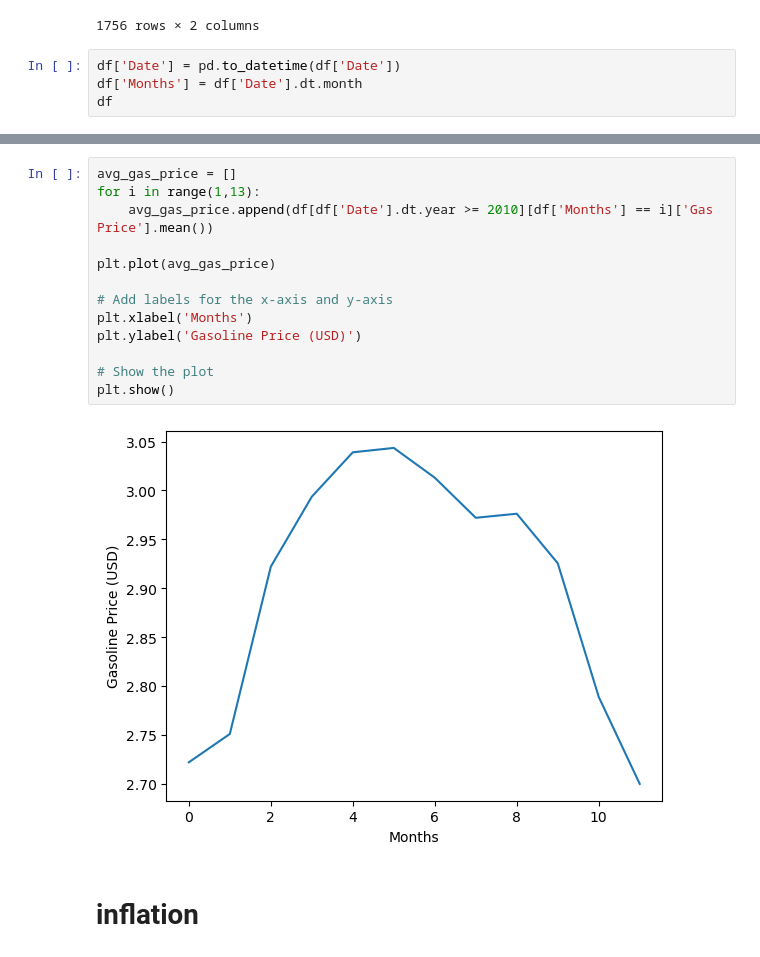
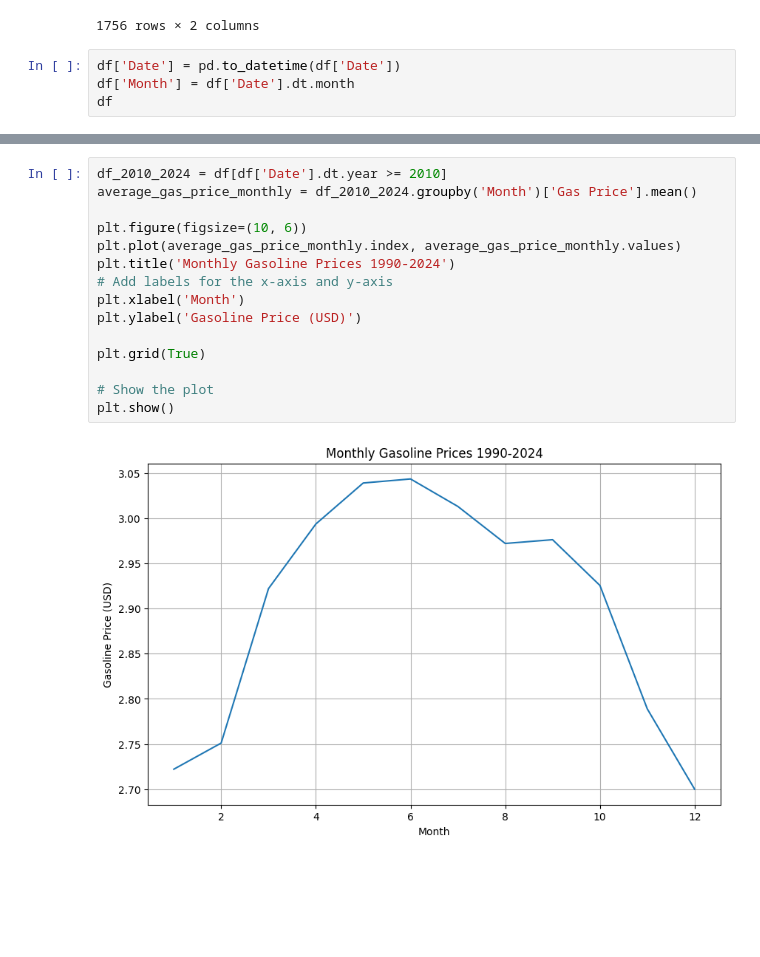
Before and after one commit to SatchelF/Data_Analysis_Project, a Jupyter notebook: avg_gas_monthly.ipynb, the cells around one changed output, grey strips where cells are left out. Saved outputs shown, nothing was run; the diff lists cells and outputs as text; blank space fills up the shorter version.

```diff
--- a/avg_gas_monthly.ipynb
+++ b/avg_gas_monthly.ipynb
@@ -23,6 +25,6 @@ df
 1756 rows × 2 columns
 # %%
 df['Date'] = pd.to_datetime(df['Date'])
-df['Months'] = df['Date'].dt.month
+df['Month'] = df['Date'].dt.month
 df
 # %% [output]
@@ -70,17 +77,17 @@ plt.show()
 # %%
-avg_gas_price = []
-for i in range(1,13):
-    avg_gas_price.append(df[df['Date'].dt.year >= 2010][df['Months'] == i]['Gas Price'].mean())
+df_2010_2024 = df[df['Date'].dt.year >= 2010]
+average_gas_price_monthly = df_2010_2024.groupby('Month')['Gas Price'].mean()
 
-plt.plot(avg_gas_price)
+plt.figure(figsize=(10, 6))
+plt.plot(average_gas_price_monthly.index, average_gas_price_monthly.values)
+plt.title('Monthly Gasoline Prices 1990-2024')
+# Add labels for the x-axis and y-axis
+plt.xlabel('Month')
+plt.ylabel('Gasoline Price (USD)')
 
-# Add labels for the x-axis and y-axis
-plt.xlabel('Months')
-plt.ylabel('Gasoline Price (USD)')
+plt.grid(True)
 
 # Show the plot
 plt.show()
 # %% [output]
-[figure, old version]
+[figure, new version]
-# %% [markdown]
-# inflation
```
Also changed, not shown: parts of 6 cells of this notebook, 1 other file.
